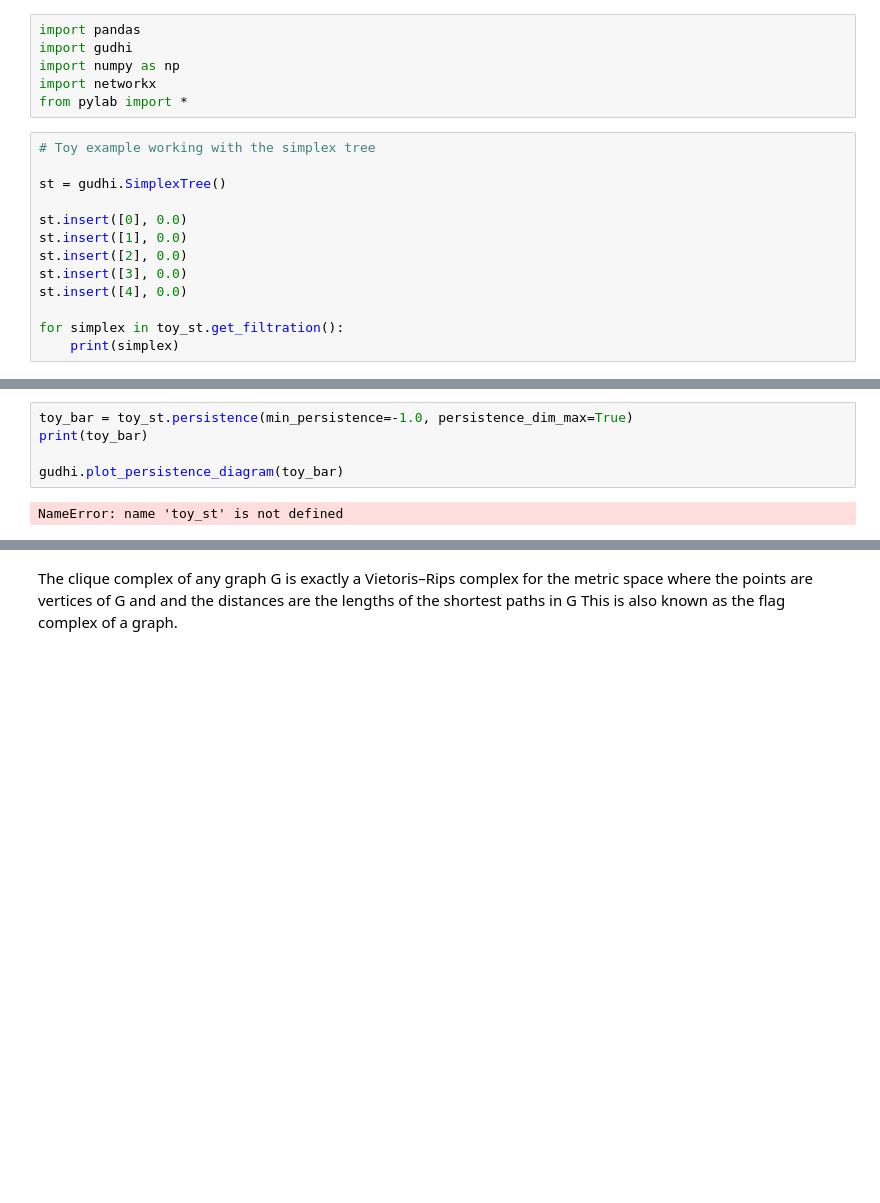
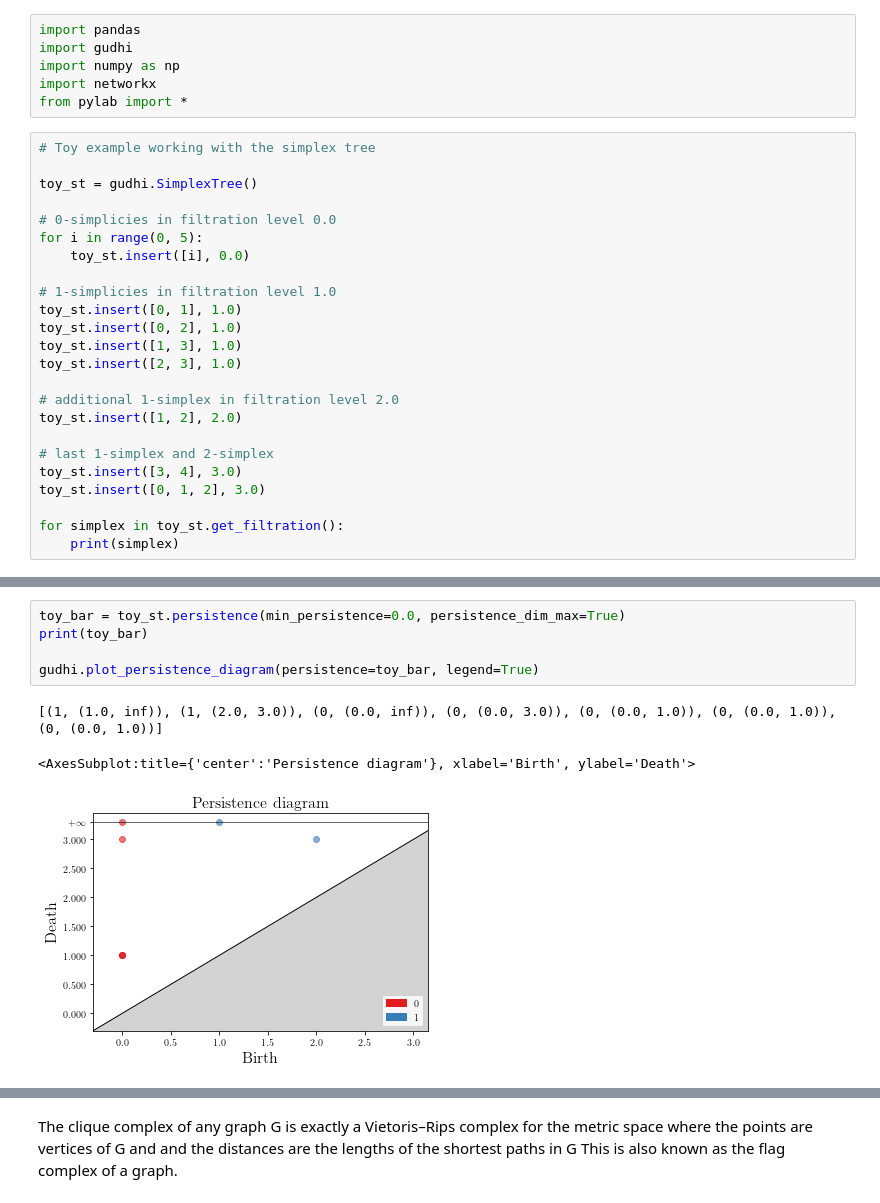
Before and after one commit to ben300694/jupyter-TDA, a Jupyter notebook: persistent_homology_15_min_intro.ipynb, the cells around one changed output, grey strips where cells are left out. Drawn from its saved outputs; the diff is of its cells as text; blank space fills up the shorter version.

```diff
--- a/persistent_homology_15_min_intro.ipynb
+++ b/persistent_homology_15_min_intro.ipynb
@@ -58,13 +58,24 @@ from pylab import *
 # %%
 # Toy example working with the simplex tree
 
-st = gudhi.SimplexTree()
+toy_st = gudhi.SimplexTree()
 
-st.insert([0], 0.0)
-st.insert([1], 0.0)
-st.insert([2], 0.0)
-st.insert([3], 0.0)
-st.insert([4], 0.0)
+# 0-simplicies in filtration level 0.0
+for i in range(0, 5):
+    toy_st.insert([i], 0.0)
+
+# 1-simplicies in filtration level 1.0
+toy_st.insert([0, 1], 1.0)
+toy_st.insert([0, 2], 1.0)
+toy_st.insert([1, 3], 1.0)
+toy_st.insert([2, 3], 1.0)
+
+# additional 1-simplex in filtration level 2.0
+toy_st.insert([1, 2], 2.0)
+
+# last 1-simplex and 2-simplex
+toy_st.insert([3, 4], 3.0)
+toy_st.insert([0, 1, 2], 3.0)
 
 for simplex in toy_st.get_filtration():
     print(simplex)
@@ -71,9 +95,11 @@ for simplex in toy_st.get_filtration():
 # %% [markdown]
 <img src="img/toy_simplicial_complex_homology.jpg" width=800 title="Toy simplicial complex with homology classes"/>
 # %%
-toy_bar = toy_st.persistence(min_persistence=-1.0, persistence_dim_max=True)
+toy_bar = toy_st.persistence(min_persistence=0.0, persistence_dim_max=True)
 print(toy_bar)
 
-gudhi.plot_persistence_diagram(toy_bar)
+gudhi.plot_persistence_diagram(persistence=toy_bar, legend=True)
 # %% [output]
-NameError: name 'toy_st' is not defined
+[(1, (1.0, inf)), (1, (2.0, 3.0)), (0, (0.0, inf)), (0, (0.0, 3.0)), (0, (0.0, 1.0)), (0, (0.0, 1.0)), (0, (0.0, 1.0))]
+<AxesSubplot:title={'center':'Persistence diagram'}, xlabel='Birth', ylabel='Death'>
+[figure, added]
```
Also changed, not shown: parts of 15 cells of this notebook.
